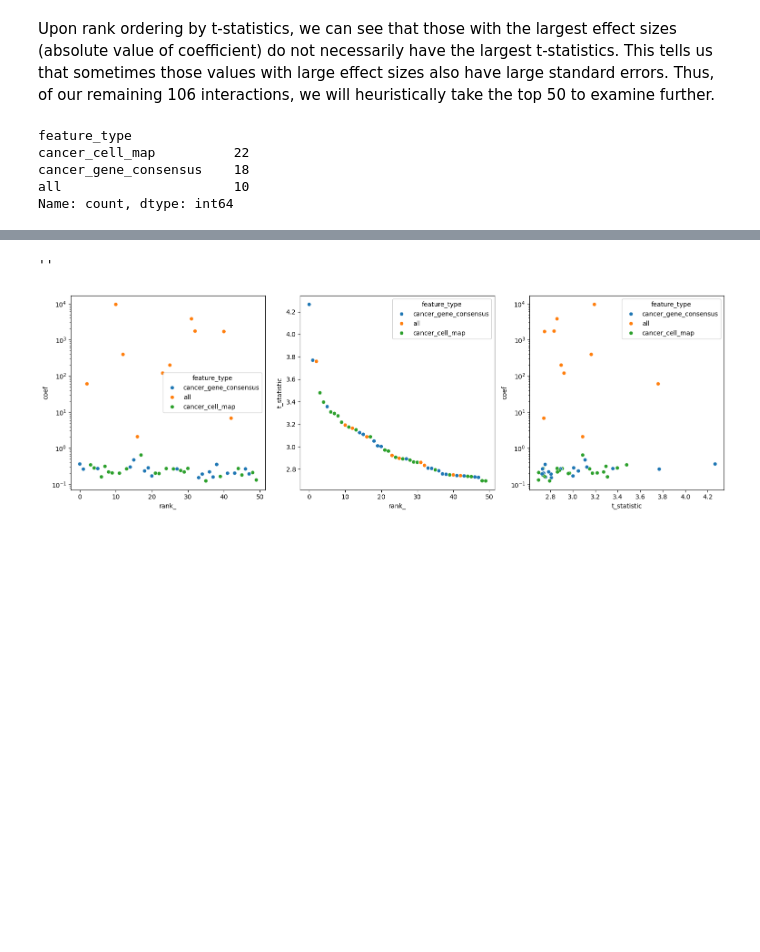
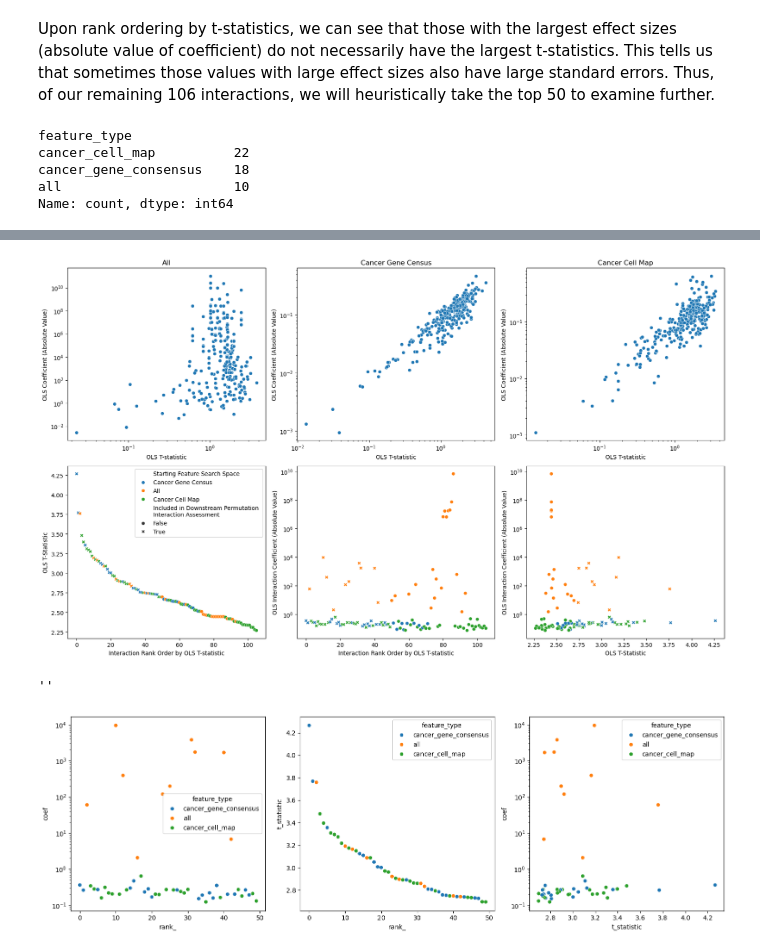
Before and after one commit to hmbaghdassarian/metastatic_potential, a Jupyter notebook: notebooks/C_joint_prediction/05_interaction_analysis/05Bii_filter_interacting_sets.ipynb, the cells around one changed output, grey strips where cells are left out. Drawn from its saved outputs; the diff is of its cells as text; code cells hidden in the pictures; blank space fills up the shorter version.

Commit message:
additional tables and figures for interactions

```diff
--- a/notebooks/C_joint_prediction/05_interaction_analysis/05Bii_filter_interacting_sets.ipynb
+++ b/notebooks/C_joint_prediction/05_interaction_analysis/05Bii_filter_interacting_sets.ipynb
@@ -191,8 +191,14 @@ Let's see how the t-statistic vs coefficient contributed to thes score:
 ncols = ols_res.feature_type.nunique()
 fig, ax = plt.subplots(ncols = ncols, nrows = 1, figsize = (5.1*ncols, 5))
 
+ft_map = {'all': 'All',
+                         'cancer_gene_consensus': 'Cancer Gene Census',
+                         'cancer_cell_map': 'Cancer Cell Map'}
+
+top_panel = {}
 for i, feature_type in enumerate(ols_res.feature_type.unique()):
     viz_df = ols_res[ols_res.feature_type == feature_type]
+    top_panel[feature_type] = viz_df
 
     sns.scatterplot(y = viz_df.coef.abs(), x = viz_df.t_statistic, ax = ax[i])
     ax[i].set_xscale('log')
@@ -201,7 +207,7 @@ for i, feature_type in enumerate(ols_res.feature_type.unique()):
     ax[i].set_ylabel('OLS Coefficient (Absolute Value)')
     ax[i].set_xlabel('OLS T-statistic')
 
-    ax[i].set_title(feature_type)
+    ax[i].set_title(ft_map[feature_type])
 
 fig.tight_layout()
 ;
@@ -251,6 +259,8 @@ fig, ax = plt.subplots(ncols = 3, figsize = (15.3, 5))
 viz_df = ols_res.copy()
 viz_df['rank_'] = range(viz_df.shape[0])
 viz_df['coef'] = viz_df.coef.abs()
+
+viz_df_b = viz_df.copy()
 
 sns.scatterplot(data = viz_df, x = 'rank_', y = 'coef', hue = 'feature_type', ax = ax[0])
 ax[0].set_yscale('log')
@@ -277,0 +322,73 @@ Name: count, dtype: int64
+# %%
+viz_df_b.reset_index(drop = True, inplace = True)
+high_confidence = ols_res.feature_1.astype('str') + '^' + ols_res.feature_2.astype('str')
+all_perm = viz_df_b.feature_1.astype('str') + '^' + viz_df_b.feature_2.astype('str')
+high_confidence = viz_df_b[all_perm.isin(high_confidence)].index.tolist()
+
+viz_df_b['Included in Downstream Permutation Interaction Assessment'] = False
+viz_df_b.loc[high_confidence, 'Included in Downstream Permutation Interaction Assessment'] = True
+viz_df_b.feature_type = viz_df_b.feature_type.map(ft_map)
+viz_df_b.rename(columns = {'feature_type': 'Starting Feature Search Space'}, inplace = True)
+# %%
+fig, ax = plt.subplots(ncols = 3, nrows = 2, figsize = (17, 10))
+
+i = 0
+for j, (feature_type, viz_df) in enumerate(top_panel.items()):
+    sns.scatterplot(y = viz_df.coef.abs(), x = viz_df.t_statistic, ax = ax[i, j])
+    ax[i, j].set_xscale('log')
+    ax[i, j].set_yscale('log')
+
+    ax[i, j].set_ylabel('OLS Coefficient (Absolute Value)')
+    ax[i, j].set_xlabel('OLS T-statistic')
+
+    ax[i, j].set_title(ft_map[feature_type])
+
+
+i = 1
+j = 0
+sns.scatterplot(data = viz_df_b,
+                x = 'rank_',
+                y = 't_statistic',
+                hue = 'Starting Feature Search Space',
+                style = 'Included in Downstream Permutation Interaction Assessment',
+               ax = ax[i,j])
+ax[i,j].set_ylabel('OLS T-Statistic')
+ax[i,j].set_xlabel('Interaction Rank Order by OLS T-statistic')
+
+handles, labels = ax[i,j].get_legend_handles_labels()
+
+lti = labels[4].index('Interaction')
+labels[4] = labels[4][:lti] + '\n' + labels[4][lti:]
+ax[i,j].legend(handles, labels)
+
+
+j = 1
+sns.scatterplot(data = viz_df_b,
+                x = 'rank_',
+                y = 'coef',
+                hue = 'Starting Feature Search Space',
+                style = 'Included in Downstream Permutation Interaction Assessment',
+               ax = ax[i,j])
+ax[i,j].set_ylabel('OLS Interaction Coefficient (Absolute Value)')
+ax[i,j].set_yscale('log')
+ax[i,j].set_xlabel('Interaction Rank Order by OLS T-statistic')
+ax[i,j].legend_.remove()
+
+j = 2
+sns.scatterplot(data = viz_df_b,
+                x = 't_statistic',
+                y = 'coef',
+                hue = 'Starting Feature Search Space',
+                style = 'Included in Downstream Permutation Interaction Assessment',
+               ax = ax[i,j])
+ax[i,j].set_ylabel('OLS Interaction Coefficient (Absolute Value)')
+ax[i,j].set_yscale('log')
+ax[i,j].set_xlabel('OLS T-Statistic')
+ax[i,j].legend_.remove()
+
+fig.tight_layout()
+plt.savefig(os.path.join(data_path, 'figures', 'SHH.png'),
+            dpi=300,
+            bbox_inches="tight")
+;
+# %% [output]
@@ -278,3 +396,4 @@ Name: count, dtype: int64
+[figure, added]
 # %%
 fig, ax = plt.subplots(ncols = 3, figsize = (15.3, 5))
 
```
Also changed, not shown: parts of 8 cells of this notebook, 4 other files.
